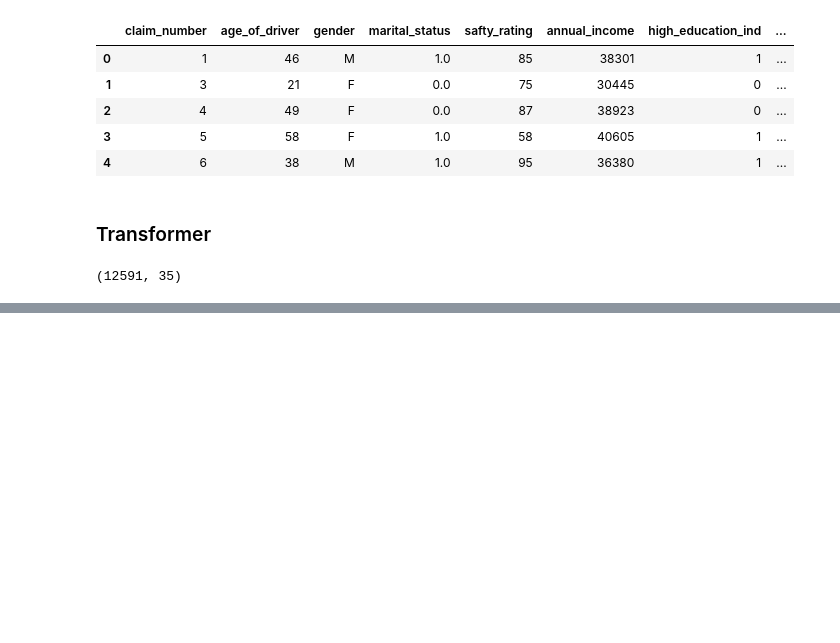
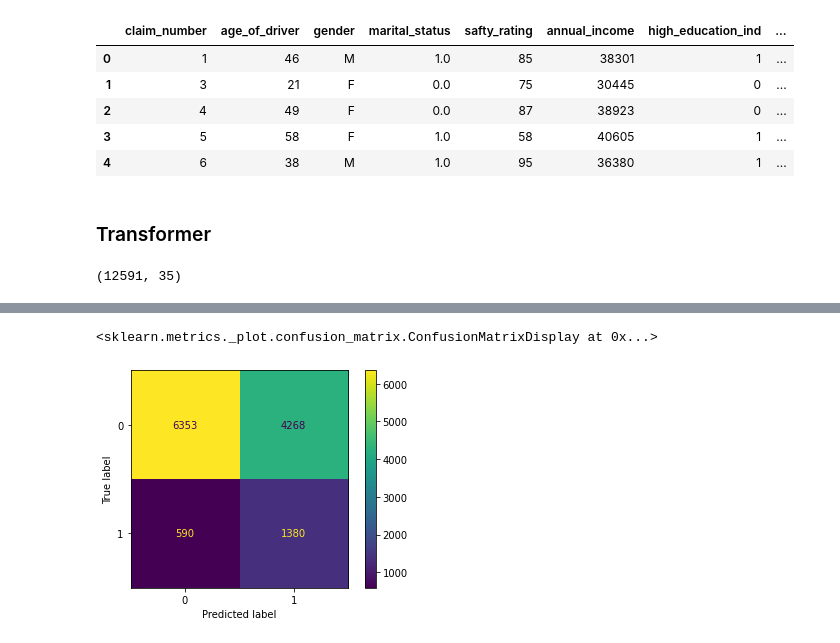
Before and after one commit to DataAlice/Fraud_Detection_Engine, a Jupyter notebook: Fraud_Detection_Part1.ipynb, the cells around one changed output, grey strips where cells are left out. Saved outputs shown, nothing was run; the diff lists cells and outputs as text; code cells hidden in the pictures; blank space fills up the shorter version.

```diff
--- a/Fraud_Detection_Part1.ipynb
+++ b/Fraud_Detection_Part1.ipynb
@@ -911,0 +1010,5 @@ tf_X.shape
+# %%
+plot_confusion_matrix(rf_grid,X_train,y_train)
+# %% [output]
+<sklearn.metrics._plot.confusion_matrix.ConfusionMatrixDisplay at 0x...>
+[figure, added]
```
Also changed, not shown: parts of 71 cells of this notebook.
